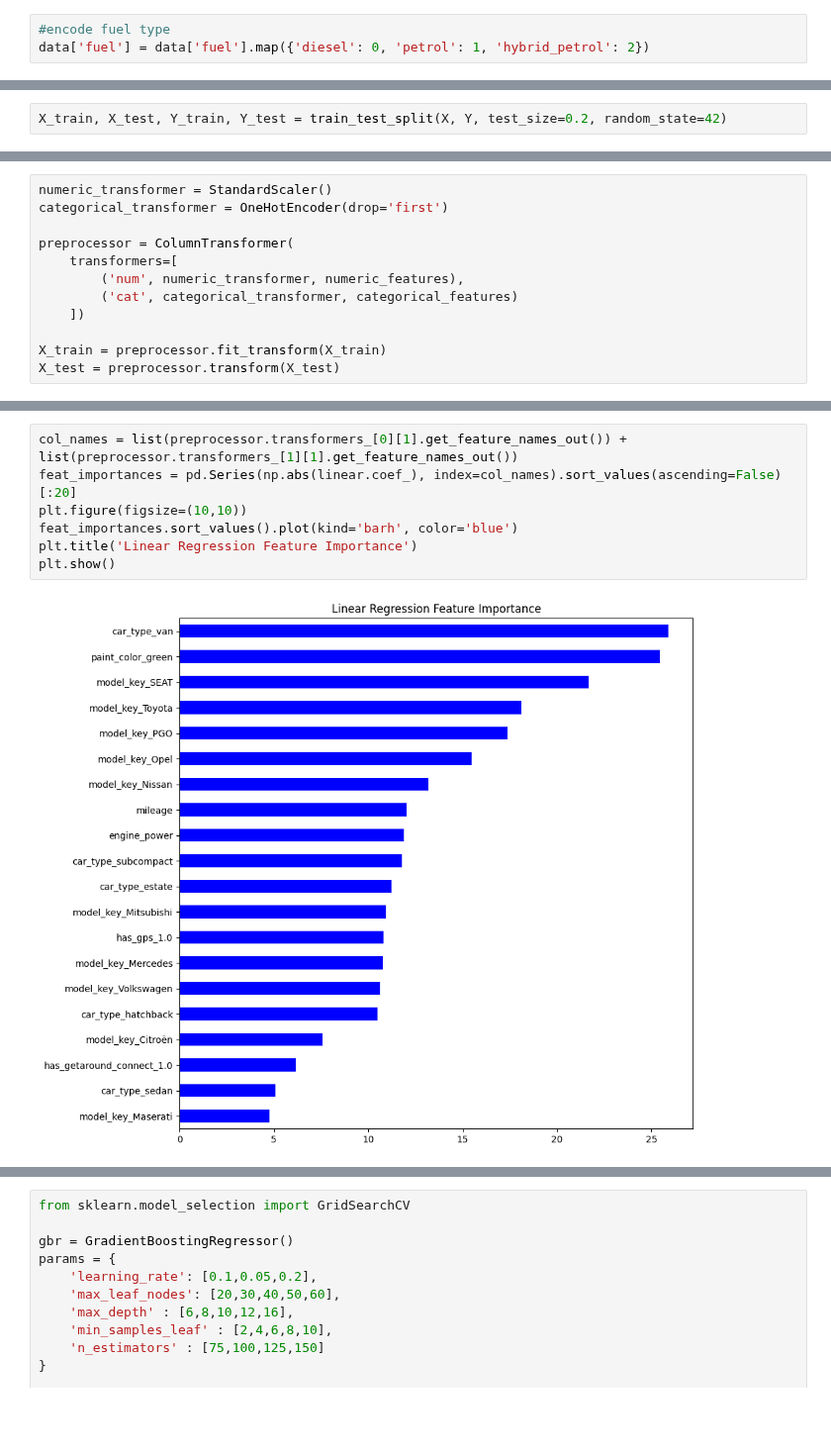
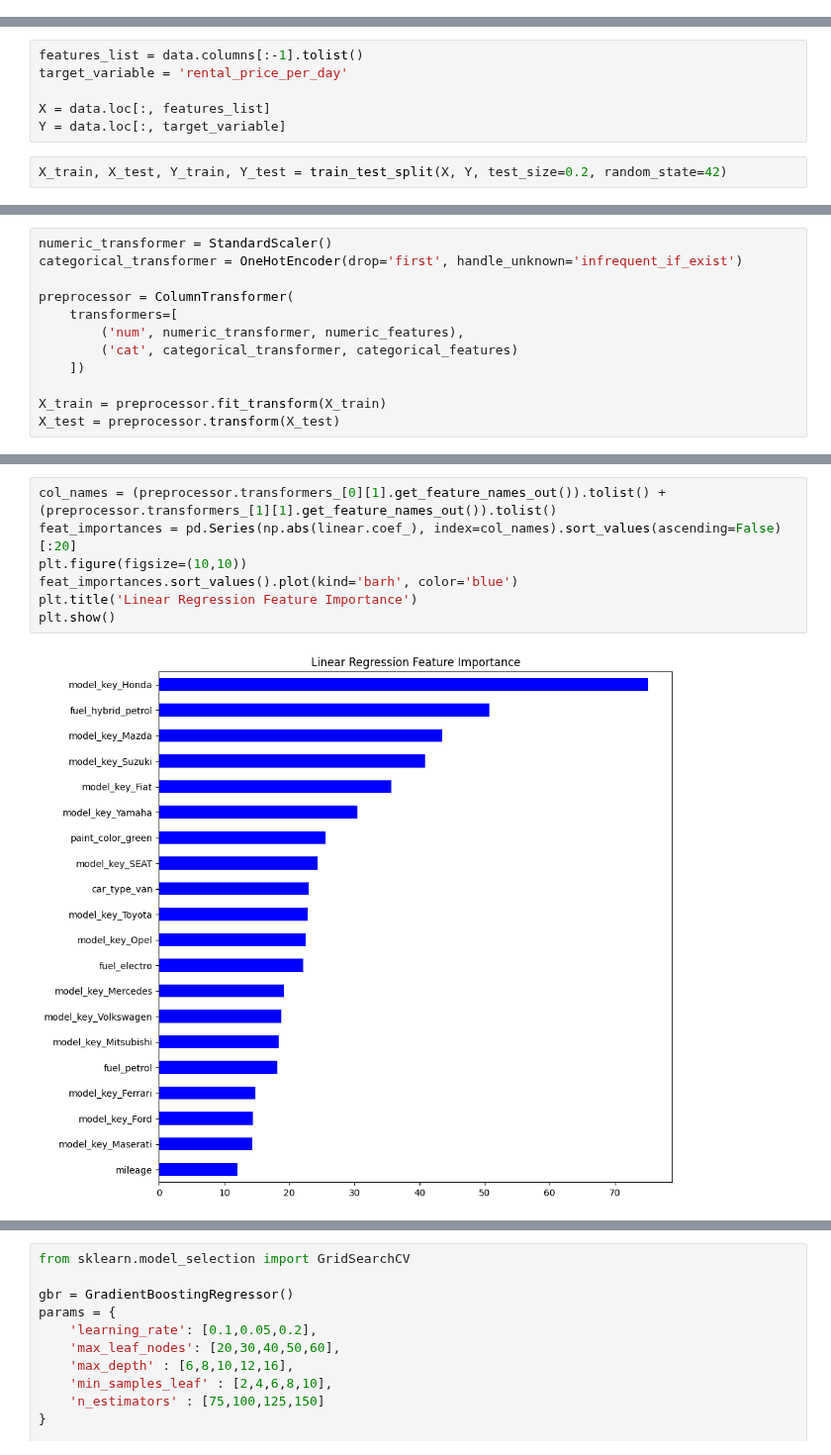
Before and after one commit to Swellisgood/fullstack-data-certification, a Jupyter notebook: BLOC_5_getaround_analysis/Model_Notebook.ipynb, the cells around one changed output, grey strips where cells are left out. Shown at 99% size. Cells and saved outputs as stored; diff of their text form; blank space fills up the shorter version.

```diff
--- a/BLOC_5_getaround_analysis/Model_Notebook.ipynb
+++ b/BLOC_5_getaround_analysis/Model_Notebook.ipynb
@@ -52,7 +53,4 @@ hybrid_petrol       1
 Name: fuel, dtype: int64
-# %%
-#encode fuel type
-data['fuel'] = data['fuel'].map({'diesel': 0, 'petrol': 1, 'hybrid_petrol': 2})
 # %%
 features_list = list(data.columns[:-1])
 target_variable = 'rental_price_per_day'
@@ -62,3 +62,9 @@ Y = data.loc[:, target_variable]
+# %%
+features_list = data.columns[:-1].tolist()
+target_variable = 'rental_price_per_day'
+
+X = data.loc[:, features_list]
+Y = data.loc[:, target_variable]
 # %%
 X_train, X_test, Y_train, Y_test = train_test_split(X, Y, test_size=0.2, random_state=42)
 # %%
@@ -78,6 +84,6 @@ Found categorical features  ['model_key', 'paint_color', 'car_type', 'private_pa
 # %%
 numeric_transformer = StandardScaler()
-categorical_transformer = OneHotEncoder(drop='first')
+categorical_transformer = OneHotEncoder(drop='first', handle_unknown='infrequent_if_exist')
 
 preprocessor = ColumnTransformer(
     transformers=[
@@ -102,9 +114,9 @@ f1-score on test set :  0.6688418484242709
 # %%
-col_names = list(preprocessor.transformers_[0][1].get_feature_names_out()) + list(preprocessor.transformers_[1][1].get_feature_names_out())
+col_names = (preprocessor.transformers_[0][1].get_feature_names_out()).tolist() + (preprocessor.transformers_[1][1].get_feature_names_out()).tolist()
 feat_importances = pd.Series(np.abs(linear.coef_), index=col_names).sort_values(ascending=False)[:20]
 plt.figure(figsize=(10,10))
 feat_importances.sort_values().plot(kind='barh', color='blue')
 plt.title('Linear Regression Feature Importance')
 plt.show()
 # %% [output]
-[figure, old version]
+[figure, new version]
```
Also changed, not shown: parts of 23 cells of this notebook, 3 other files.
